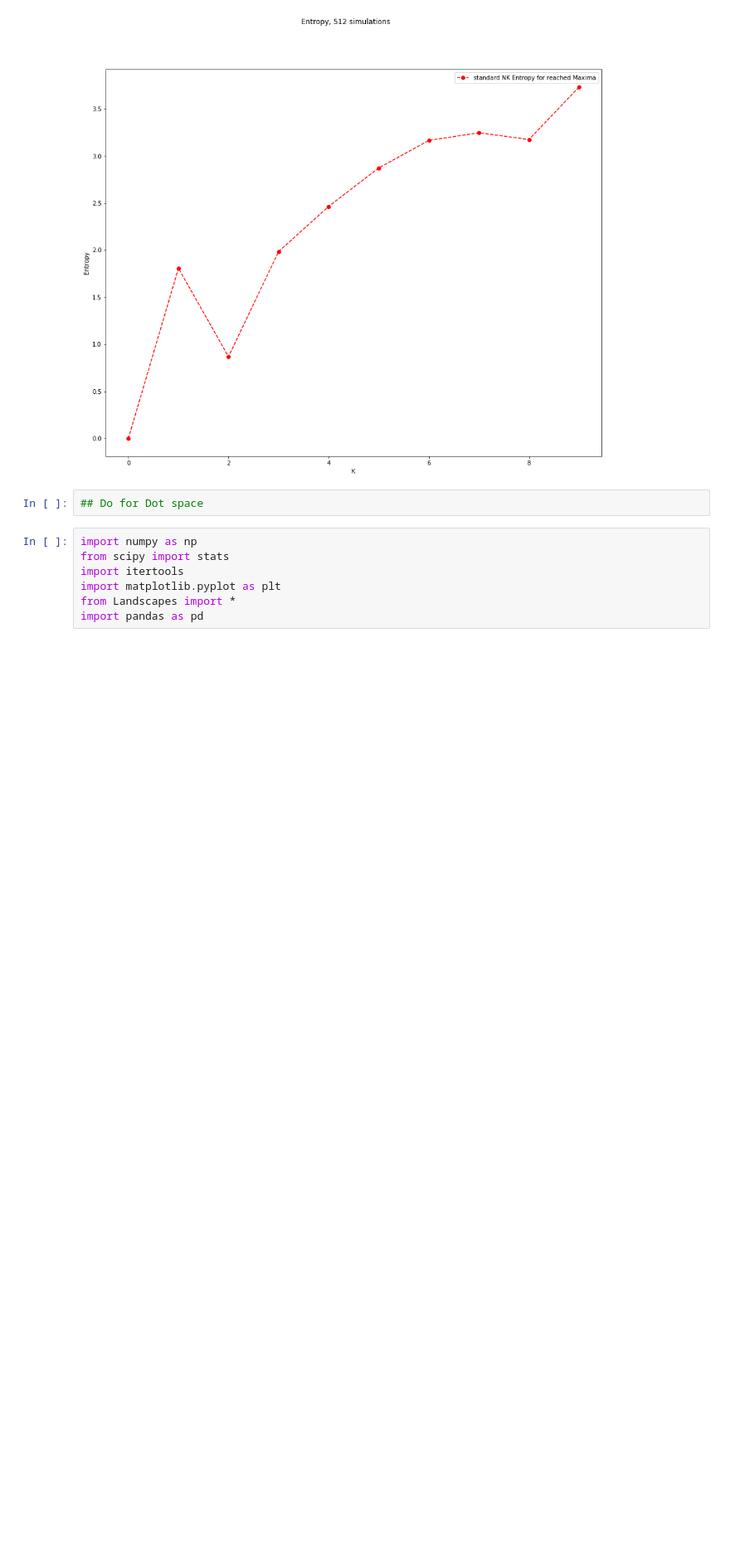
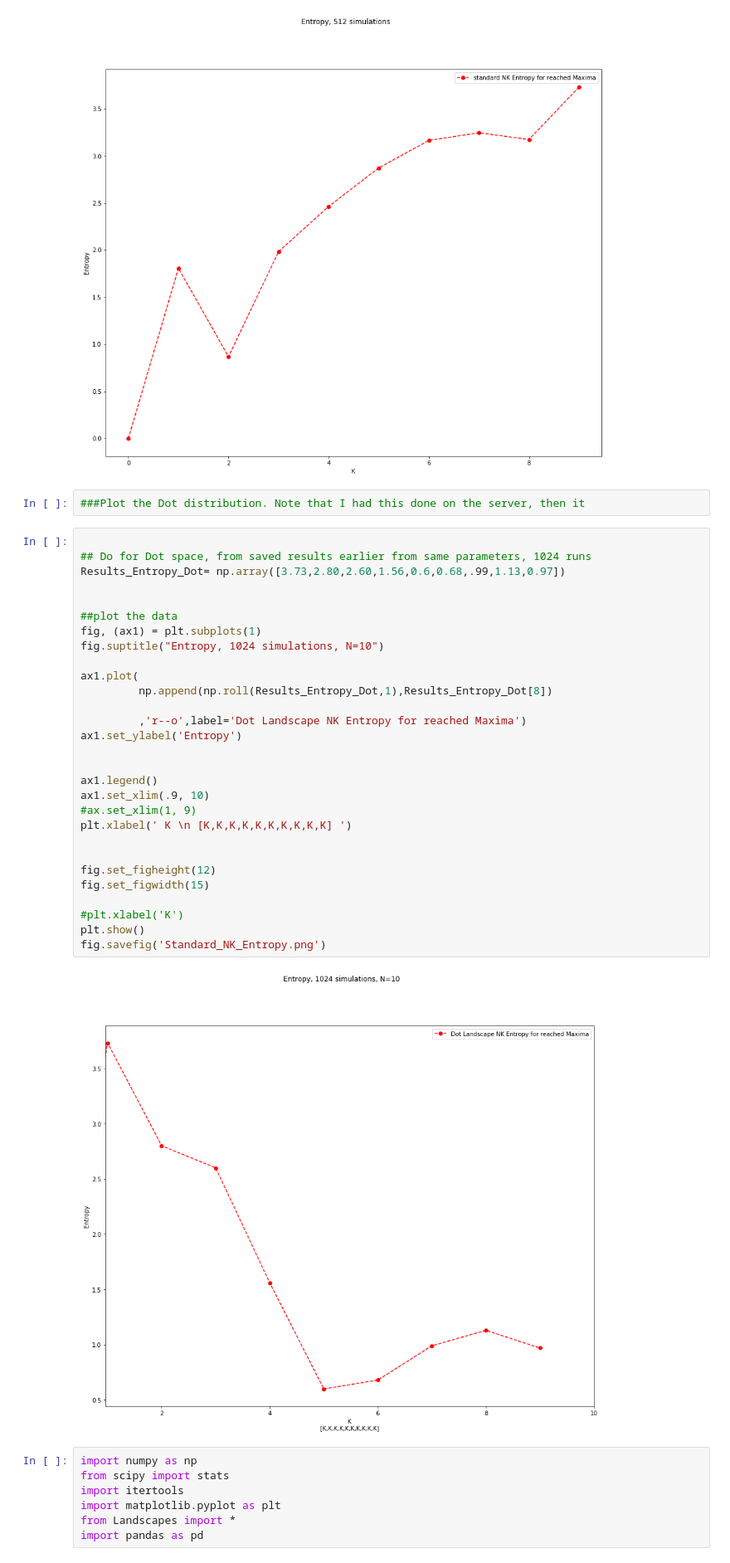
Before and after one commit to atwel/landscapes, a Jupyter notebook: model_code/Calculate_Entropy_Nk.ipynb, the cells around one changed output. Shown at 83% size. Cells and saved outputs as stored; diff of their text form; blank space fills up the shorter version.

Commit message:
Added Dot Landscape Plot

```diff
--- a/model_code/Calculate_Entropy_Nk.ipynb
+++ b/model_code/Calculate_Entropy_Nk.ipynb
@@ -98,8 +98,39 @@ fig.savefig('Standard_NK_Entropy.png')
 10
 10
 [figure]
-# %%
-## Do for Dot space
+# %%
+###Plot the Dot distribution. Note that I had this done on the server, then it
+# %%
+
+## Do for Dot space, from saved results earlier from same parameters, 1024 runs
+Results_Entropy_Dot= np.array([3.73,2.80,2.60,1.56,0.6,0.68,.99,1.13,0.97])
+
+
+##plot the data
+fig, (ax1) = plt.subplots(1)
+fig.suptitle("Entropy, 1024 simulations, N=10")
+
+ax1.plot(
+         np.append(np.roll(Results_Entropy_Dot,1),Results_Entropy_Dot[8])
+
+         ,'r--o',label='Dot Landscape NK Entropy for reached Maxima')
+ax1.set_ylabel('Entropy')
+
+
+ax1.legend()
+ax1.set_xlim(.9, 10)
+#ax.set_xlim(1, 9)
+plt.xlabel(' K \n [K,K,K,K,K,K,K,K,K,K] ')
+
+
+fig.set_figheight(12)
+fig.set_figwidth(15)
+
+#plt.xlabel('K')
+plt.show()
+fig.savefig('Standard_NK_Entropy.png')
+# %% [output]
+[figure, added]
 # %%
 import numpy as np
 from scipy import stats
```
Also changed, not shown: 1 other file.
